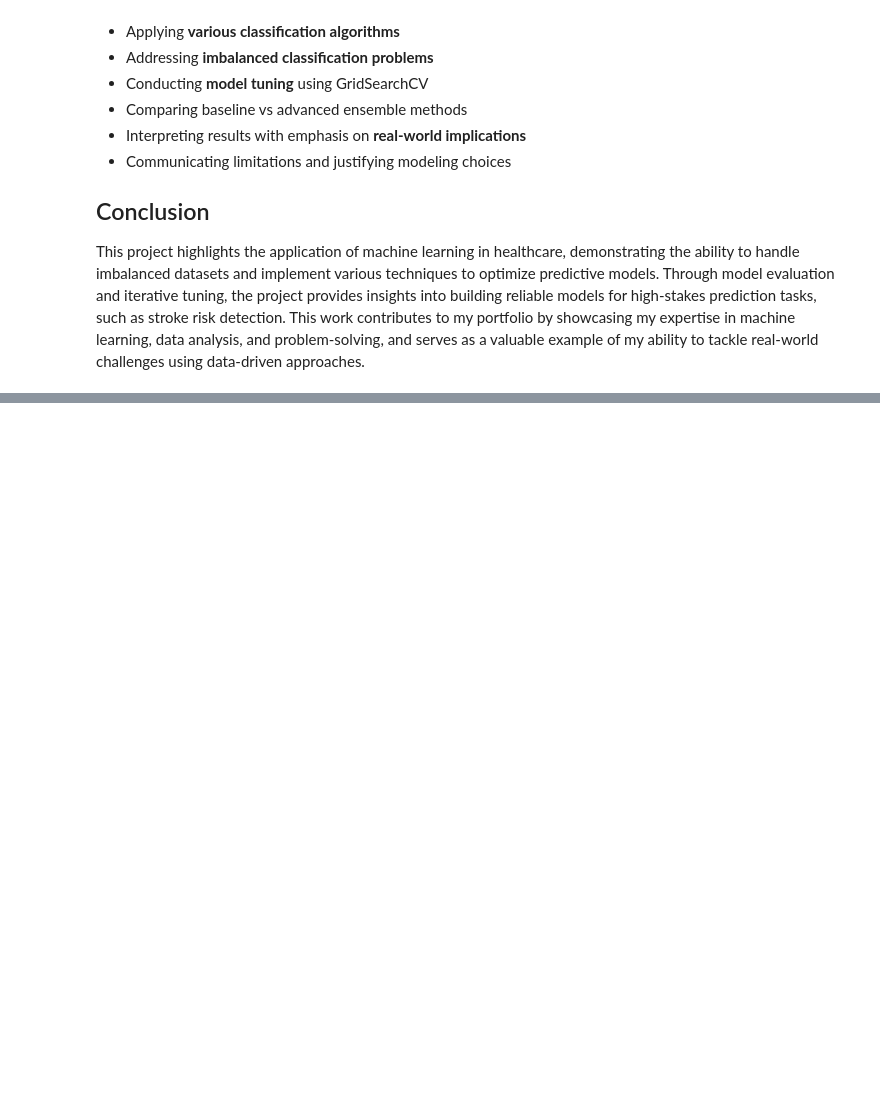
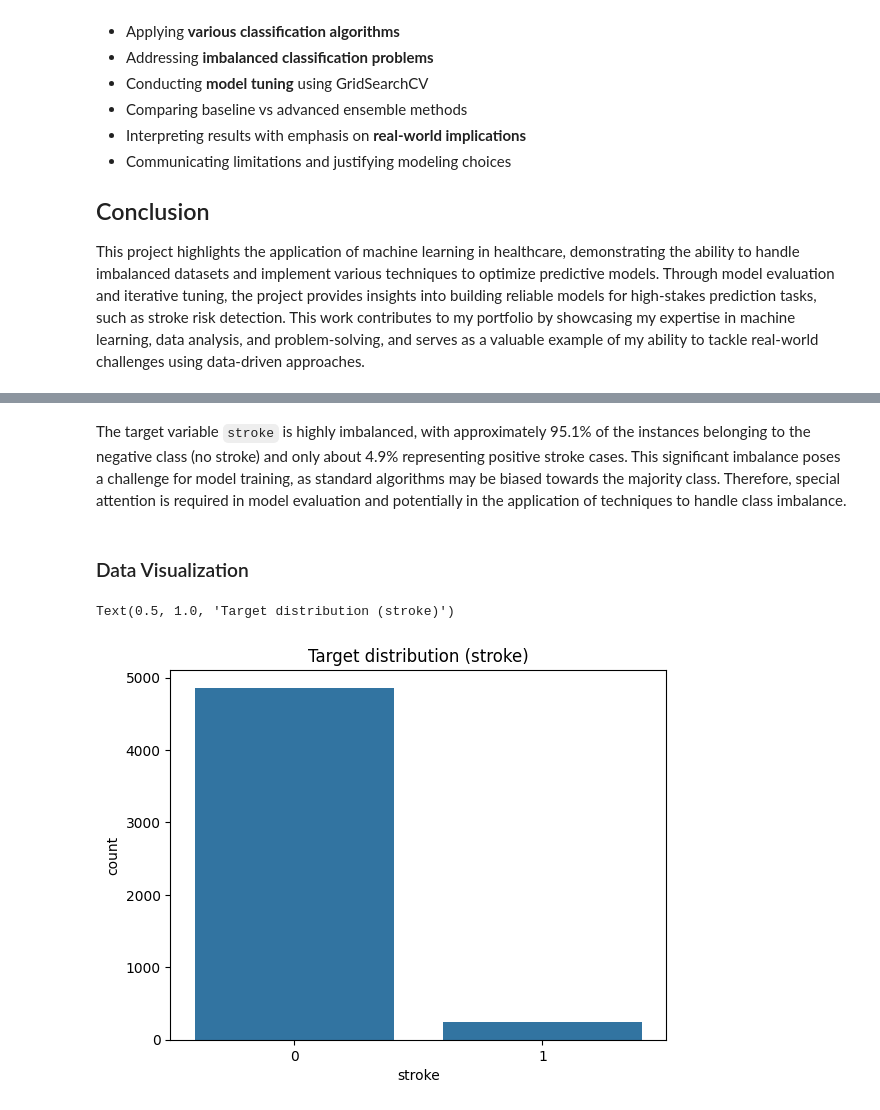
Before and after one commit to AlessandroConte/stroke-prediction, a Jupyter notebook: Stroke_Prediction_Final.ipynb, the cells around one changed output, grey strips where cells are left out. Cells and saved outputs as stored; diff of their text form; code cells hidden in the pictures; blank space fills up the shorter version.

Commit message:
Add library import, data loading and EDA sections

```diff
--- a/Stroke_Prediction_Final.ipynb
+++ b/Stroke_Prediction_Final.ipynb
@@ -79,0 +99,7 @@ This project highlights the application of machine learning in healthcare, demon
+# %%
+# Save the dataset (csv file) into the "uploaded" variable
+uploaded = files.upload()
+
+# Read the csv file into a DataFrame
+df = pd.read_csv("healthcare-dataset-stroke-data.csv")
+df.head()
@@ -79,0 +233,11 @@ This project highlights the application of machine learning in healthcare, demon
+# %% [markdown]
+The target variable `stroke` is highly imbalanced, with approximately 95.1% of the instances belonging to the negative class (no stroke) and only about 4.9% representing positive stroke cases. This significant imbalance poses a challenge for model training, as standard algorithms may be biased towards the majority class. Therefore, special attention is required in model evaluation and potentially in the application of techniques to handle class imbalance.
+# %% [markdown]
+### Data Visualization
+# %%
+# Countplot
+sns.countplot(x='stroke', data=df)
+plt.title('Target distribution (stroke)')
+# %% [output]
+Text(0.5, 1.0, 'Target distribution (stroke)')
+[figure, added]
```
Also changed, not shown: parts of 28 cells of this notebook.
